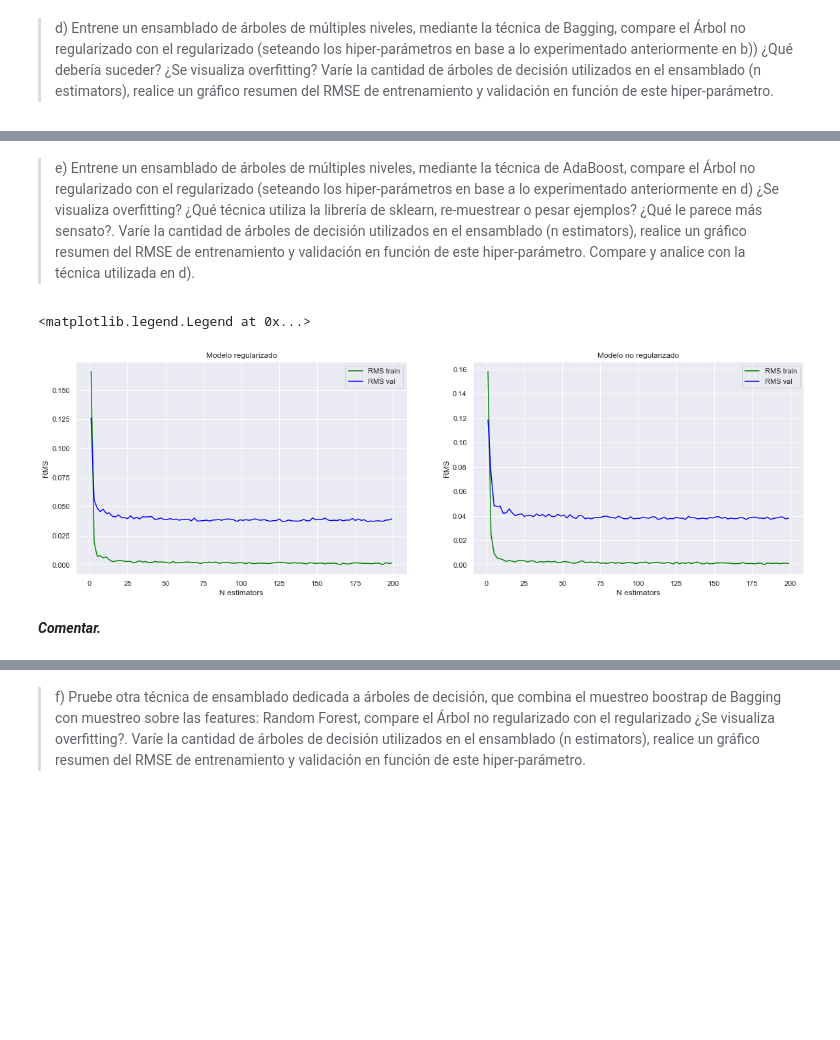
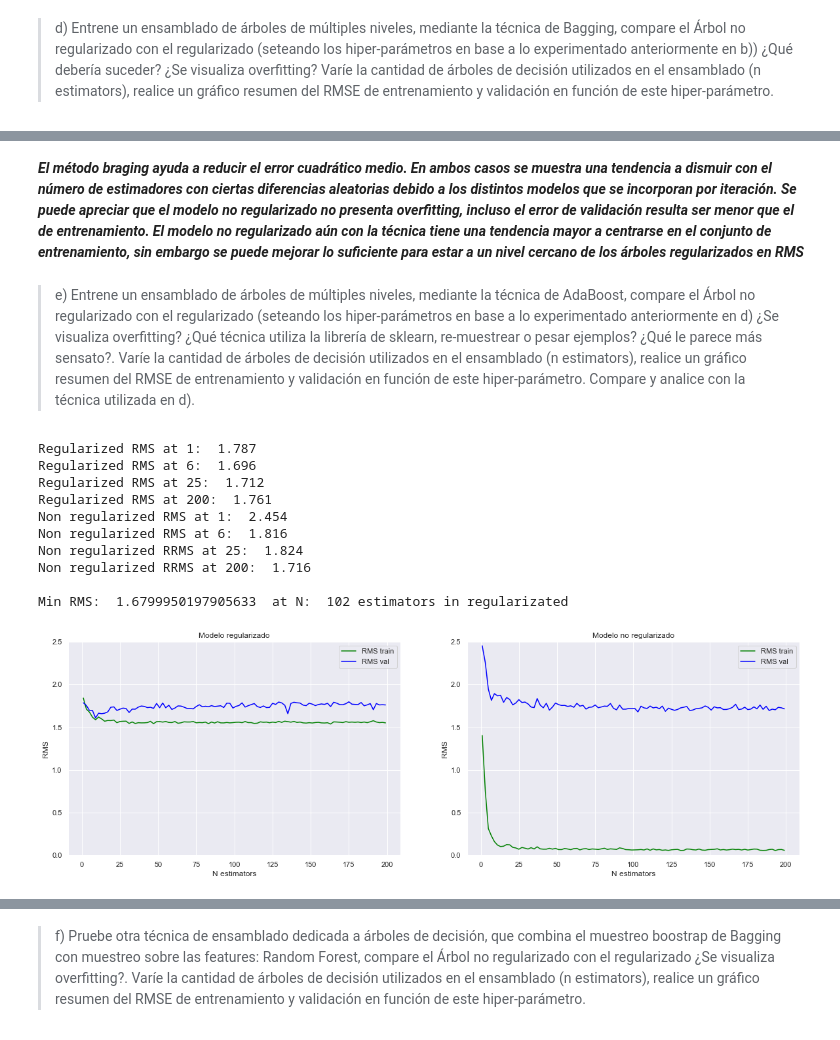
Before and after one commit to Shiroko7/INF-393-Tarea-3, a Jupyter notebook: Tarea 3 parte1.ipynb, the cells around one changed output, grey strips where cells are left out. Cells and saved outputs as stored; diff of their text form; code cells hidden in the pictures; blank space fills up the shorter version.

```diff
--- a/Tarea 3 parte1.ipynb
+++ b/Tarea 3 parte1.ipynb
@@ -65,7 +65,7 @@ df[cols].head(5)
 # %% [markdown]
 > Cree las matrices de entrenamiento, con los mil primeros registros, y de validación, con el resto. Para evitar el orden natural en que vienen los datos entrenados, realice un *shuffle* aleatorio.
 # %%
-y = df[cols].pop("y_value").values
+y = df["y_value"].values
 X = df[cols].values
 X_train = X[:1000]
 y_train = y[:1000]
@@ -362,5 +357,5 @@ Máximo test_acc: 0.9999, Max depth óptimo: 91 Min samples óptimo: 2
 # %%
 #Modelo regularizado
-model = Tree(max_depth=91,min_samples_split=2)
+model = Tree(max_depth=11 ,min_samples_split=142)
 model.fit(X_train,y_train)
 # %% [output]
@@ -421,7 +418,7 @@ rmse_val_r=[]
 N_estimators=range(1,200,2)
 
 for i in N_estimators:
-    model = BaggingRegressor(base_estimator=Tree(max_depth=91,min_samples_split=2), n_estimators=i, n_jobs=-1)
+    model = BaggingRegressor(base_estimator=Tree(max_depth=11,min_samples_split=142), n_estimators=i, n_jobs=-1)
     model.fit(X_train,y_train)
     y_train_hat = model.predict(X_train)
     y_val_hat = model.predict(X_val)
@@ -467,3 +503,5 @@ plt.legend()
+# %% [markdown]
+***El método braging ayuda a reducir el error cuadrático medio. En ambos casos se muestra una tendencia a dismuir con el número de estimadores con ciertas diferencias aleatorias debido a los distintos modelos que se incorporan por iteración. Se puede apreciar que el modelo no regularizado no presenta overfitting, incluso el error de validación resulta ser menor que el de entrenamiento. El modelo no regularizado aún con la técnica tiene una tendencia mayor a centrarse en el conjunto de entrenamiento, sin embargo se puede mejorar lo suficiente para estar a un nivel cercano de los árboles regularizados en RMS***
 # %% [markdown]
 > e) Entrene un ensamblado de árboles de múltiples niveles, mediante la técnica de AdaBoost, compare el Árbol no regularizado con el regularizado (seteando los hiper-parámetros en base a lo experimentado anteriormente en d) ¿Se visualiza overfitting? ¿Qué técnica utiliza la librería de sklearn, re-muestrear o pesar ejemplos? ¿Qué le parece más sensato?. Varíe la cantidad de árboles de decisión utilizados en el ensamblado (n estimators), realice un gráfico resumen del RMSE de entrenamiento y validación en función de este hiper-parámetro. Compare y analice con la técnica utilizada en d).
 # %%
@@ -476,7 +514,7 @@ rmse_val_r=[]
 N_estimators=range(1,200,2)
 
 for i in N_estimators:
-    model = AdaBoostRegressor(base_estimator=Tree(max_depth=91,min_samples_split=2), n_estimators=i)
+    model = AdaBoostRegressor(base_estimator=Tree(max_depth=11,min_samples_split=142), n_estimators=i)
     model.fit(X_train,y_train)
     y_train_hat = model.predict(X_train)
     y_val_hat = model.predict(X_val)
@@ -497,25 +535,63 @@ for i in N_estimators:
 # %%
 plt.figure(figsize=(20,6))
 
 #Modelo regularizado
 plt.subplot(121)
 plt.plot(N_estimators, rmse_train_r, c = 'green', label = 'RMS train')
 plt.plot(N_estimators, rmse_val_r, c = 'blue', label = 'RMS val')
 plt.xlabel("N estimators")
 plt.ylabel("RMS")
 plt.title('Modelo regularizado')
+plt.ylim(0,2.5)
 plt.legend()
 
 #Modelo no regularizado
 plt.subplot(122)
 plt.plot(N_estimators, rmse_train, c = 'green', label = 'RMS train')
 plt.plot(N_estimators, rmse_val, c = 'blue', label = 'RMS val')
 plt.xlabel("N estimators")
 plt.ylabel("RMS")
 plt.title('Modelo no regularizado')
+plt.ylim(0,2.5)
 plt.legend()
+
+print('Regularized RMS at 1: ', round(rmse_val_r[0],3))
+print('Regularized RMS at 6: ', round(rmse_val_r[3],3))
+print('Regularized RMS at 25: ', round(rmse_val_r[12],3))
+print('Regularized RMS at 200: ', round(rmse_val_r[99],3))
+
+print('Non regularized RMS at 1: ', round(rmse_val[0],3))
+print('Non regularized RMS at 6: ', round(rmse_val[3],3))
+print('Non regularized RRMS at 25: ', round(rmse_val[12],3))
+print('Non regularized RRMS at 200: ', round(rmse_val[99],3))
+
+print('')
+min_re = 1e7
+i_re = 0
+min_unre = 1e7
+i_unre = 0
+for i in range(len(rmse_val_r)):
+    if rmse_val[i] < min_re:
+        min_unre = rmse_val[i]
+        i_unre = i
+
+for i in range(len(rmse_val)):
+    if rmse_val[i] < min_re:
+        min_re = rmse_val[i]
+        i_re = i
+if min_re < min_unre:
+    print('Min RMS: ', min_re ,' at N: ', i_re*2,'estimators in regularizated')
+else:
+    print('Min RMS: ', min_unre ,' at N: ', i_unre*2,'estimators in non-regularizated')
 # %% [output]
-<matplotlib.legend.Legend at 0x...>
+Regularized RMS at 1:  1.787
+Regularized RMS at 6:  1.696
+Regularized RMS at 25:  1.712
+Regularized RMS at 200:  1.761
+Non regularized RMS at 1:  2.454
+Non regularized RMS at 6:  1.816
+Non regularized RRMS at 25:  1.824
+Non regularized RRMS at 200:  1.716
+
+Min RMS:  1.6799950197905633  at N:  102 estimators in regularizated
-[figure, old version]
+[figure, new version]
-# %% [markdown]
-***Comentar.***
```
Also changed, not shown: parts of 42 cells of this notebook.
